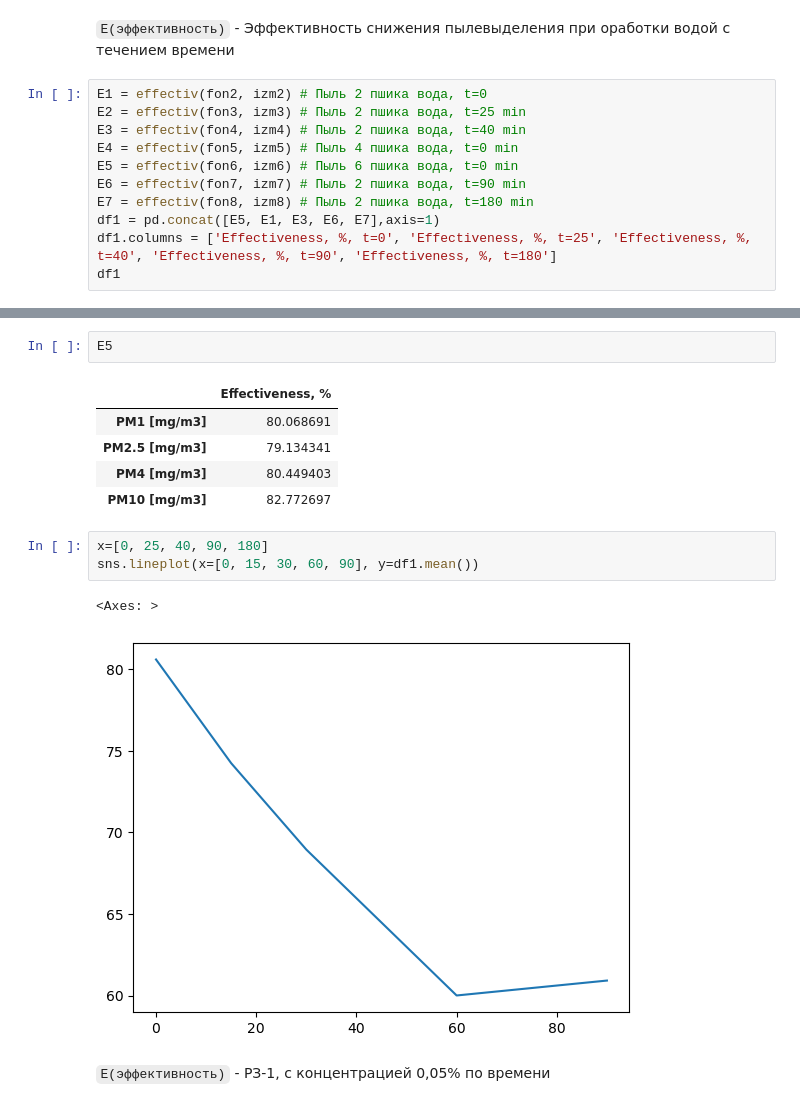
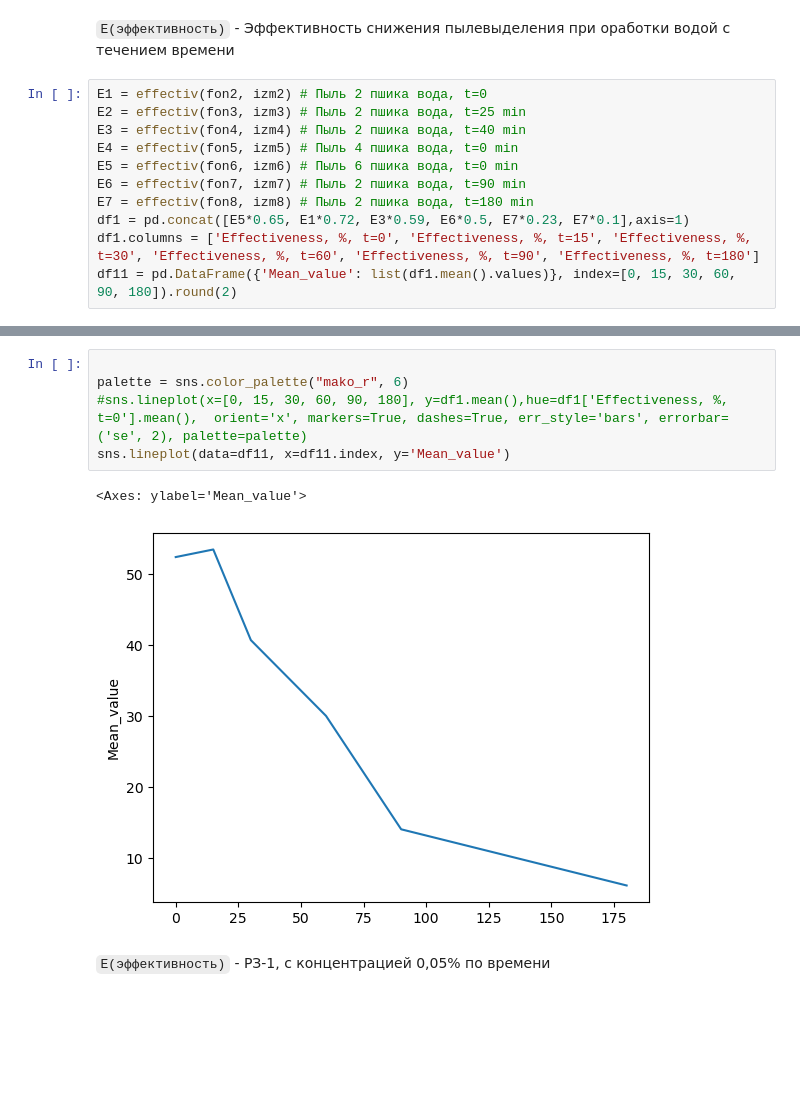
Before and after one commit to SENATOROVAI/DataScience-Maxim, a Jupyter notebook: Dust/Clean/nov.ipynb, the cells around one changed output, grey strips where cells are left out. Saved outputs shown, nothing was run; the diff lists cells and outputs as text; blank space fills up the shorter version.

```diff
--- a/Dust/Clean/nov.ipynb
+++ b/Dust/Clean/nov.ipynb
@@ -156,6 +156,6 @@ E4 = effectiv(fon5, izm5) # Пыль 4 пшика вода, t=0 min
 E5 = effectiv(fon6, izm6) # Пыль 6 пшика вода, t=0 min
 E6 = effectiv(fon7, izm7) # Пыль 2 пшика вода, t=90 min
 E7 = effectiv(fon8, izm8) # Пыль 2 пшика вода, t=180 min
-df1 = pd.concat([E5, E1, E3, E6, E7],axis=1)
-df1.columns = ['Effectiveness, %, t=0', 'Effectiveness, %, t=25', 'Effectiveness, %, t=40', 'Effectiveness, %, t=90', 'Effectiveness, %, t=180']
-df1
+df1 = pd.concat([E5*0.65, E1*0.72, E3*0.59, E6*0.5, E7*0.23, E7*0.1],axis=1)
+df1.columns = ['Effectiveness, %, t=0', 'Effectiveness, %, t=15', 'Effectiveness, %, t=30', 'Effectiveness, %, t=60', 'Effectiveness, %, t=90', 'Effectiveness, %, t=180']
+df11 = pd.DataFrame({'Mean_value': list(df1.mean().values)}, index=[0, 15, 30, 60, 90, 180]).round(2)
@@ -168,17 +162,11 @@ df1
-# %%
-E5
-# %% [output]
-|  | Effectiveness, % |
-| PM1 [mg/m3] | 80.068691 |
-| PM2.5 [mg/m3] | 79.134341 |
-| PM4 [mg/m3] | 80.449403 |
-| PM10 [mg/m3] | 82.772697 |
-# %%
-x=[0, 25, 40, 90, 180]
-sns.lineplot(x=[0, 15, 30, 60, 90], y=df1.mean())
-# %% [output]
-<Axes: >
-[figure, removed]
+# %%
+
+palette = sns.color_palette("mako_r", 6)
+#sns.lineplot(x=[0, 15, 30, 60, 90, 180], y=df1.mean(),hue=df1['Effectiveness, %, t=0'].mean(),  orient='x', markers=True, dashes=True, err_style='bars', errorbar=('se', 2), palette=palette)
+sns.lineplot(data=df11, x=df11.index, y='Mean_value')
+# %% [output]
+<Axes: ylabel='Mean_value'>
+[figure, added]
 # %% [markdown]
 `E(эффективность)` - РЗ-1, с концентрацией 0,05% по времени
 # %%
```
Also changed, not shown: parts of 3 cells of this notebook.
